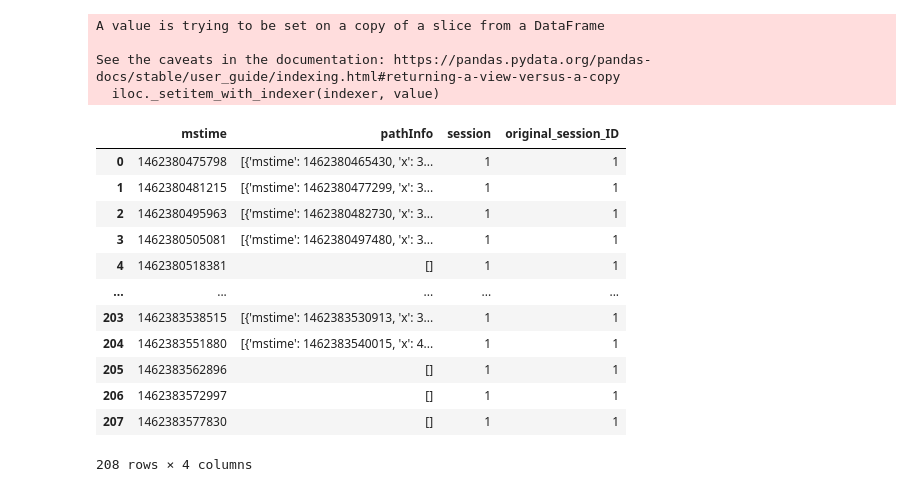
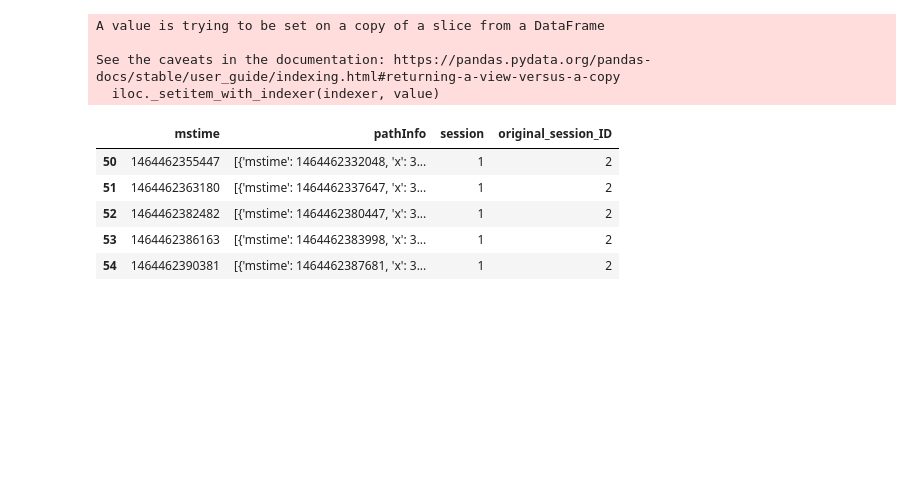
Before and after one commit to shaigoldman/TH_Event_Reader, a Jupyter notebook: EventsTester.ipynb, the cells around one changed output. Drawn from its saved outputs; the diff is of its cells as text; code cells hidden in the pictures; blank space fills up the shorter version.

```diff
--- a/EventsTester.ipynb
+++ b/EventsTester.ipynb
@@ -9,7 +9,7 @@ pd.set_option('display.max_columns', None)
 import warnings
 warnings.filterwarnings('error')
 exp_df = py_reader.exp_df()
-row = exp_df.iloc[30]
+row = exp_df.iloc[8]
 events = py_reader.get_events(**row, recalc=True)
 # %%
 row.pop('session')
@@ -21,19 +21,12 @@ A value is trying to be set on a copy of a slice from a DataFrame
 See the caveats in the documentation: https://pandas.pydata.org/pandas-docs/stable/user_guide/indexing.html#returning-a-view-versus-a-copy
   iloc._setitem_with_indexer(indexer, value)
 # %%
-events[['mstime', 'pathInfo', 'session', 'original_session_ID']]
+events[['mstime', 'pathInfo', 'session', 'original_session_ID']][50:55]
 # %% [output]
 |  | mstime | pathInfo | session | original_session_ID |
-| 0 | 1462380475798 | [{'mstime': 1462380465430, 'x': 3... | 1 | 1 |
-| 1 | 1462380481215 | [{'mstime': 1462380477299, 'x': 3... | 1 | 1 |
-| 2 | 1462380495963 | [{'mstime': 1462380482730, 'x': 3... | 1 | 1 |
-| 3 | 1462380505081 | [{'mstime': 1462380497480, 'x': 3... | 1 | 1 |
-| 4 | 1462380518381 | [] | 1 | 1 |
-| ... | ... | ... | ... | ... |
-| 203 | 1462383538515 | [{'mstime': 1462383530913, 'x': 3... | 1 | 1 |
-| 204 | 1462383551880 | [{'mstime': 1462383540015, 'x': 4... | 1 | 1 |
-| 205 | 1462383562896 | [] | 1 | 1 |
-| 206 | 1462383572997 | [] | 1 | 1 |
-| 207 | 1462383577830 | [] | 1 | 1 |
+| 50 | 1464462355447 | [{'mstime': 1464462332048, 'x': 3... | 1 | 2 |
+| 51 | 1464462363180 | [{'mstime': 1464462337647, 'x': 3... | 1 | 2 |
+| 52 | 1464462382482 | [{'mstime': 1464462380447, 'x': 3... | 1 | 2 |
+| 53 | 1464462386163 | [{'mstime': 1464462383998, 'x': 3... | 1 | 2 |
+| 54 | 1464462390381 | [{'mstime': 1464462387681, 'x': 3... | 1 | 2 |
-208 rows × 4 columns
 # %%
```
Also changed, not shown: parts of 5 cells of this notebook, 1 other file.
